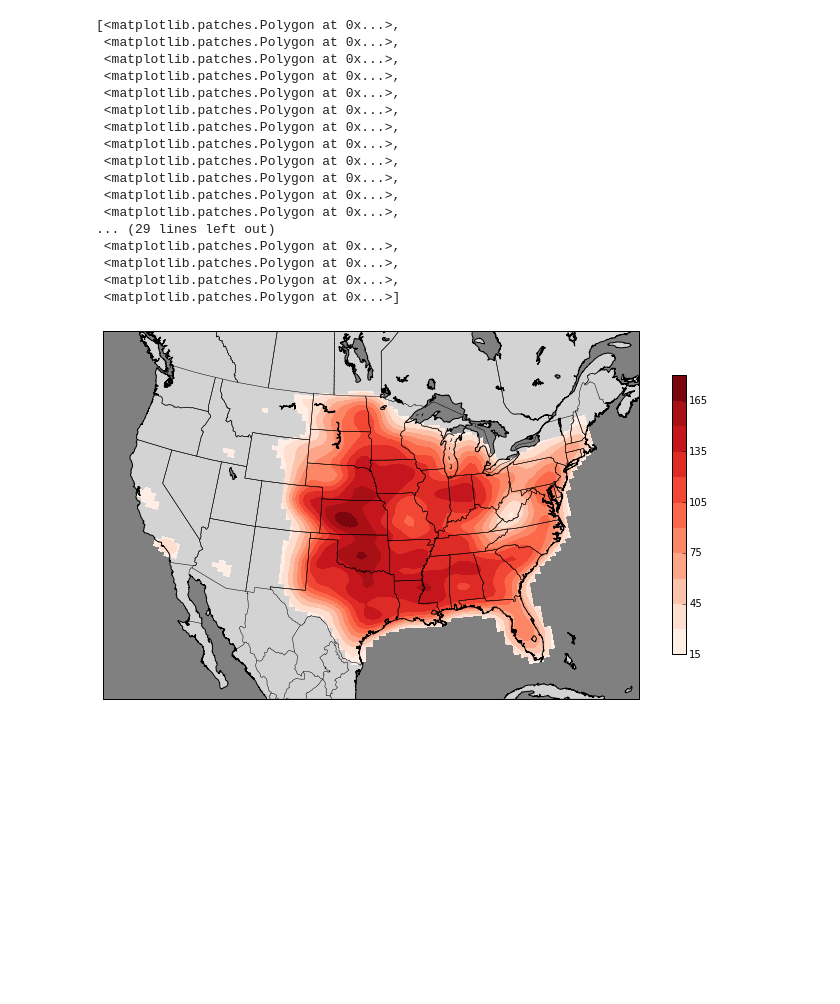
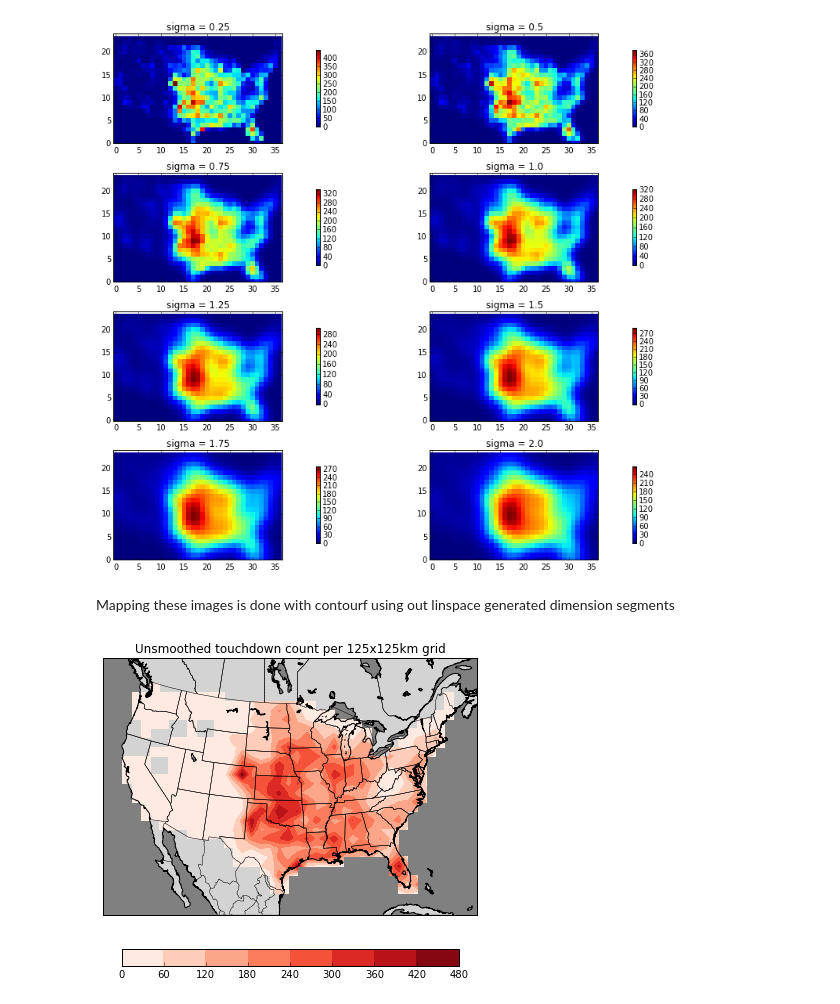
Before and after one commit to ahaberlie/ahaberlie.github.io_old, a Jupyter notebook: tornado_touchdown_density.ipynb, the cells around one changed output. Saved outputs shown, nothing was run; the diff lists cells and outputs as text; code cells hidden in the pictures; blank space fills up the shorter version.

```diff
--- a/tornado_touchdown_density.ipynb
+++ b/tornado_touchdown_density.ipynb
@@ -72,0 +60,4 @@ zz_smooth[zz_smooth<20] = None
+# %%
+x_range = (x_proj.max()-x_proj.min()) / 1000
+y_range = (y_proj.max()-y_proj.min()) / 1000
+print x_range,y_range
@@ -72,0 +77,5 @@ zz_smooth[zz_smooth<20] = None
+# %%
+xres = 125
+yres = 125
+numXGrids = round(x_range / xres + .5,0)
+numYGrids = round(y_range / xres + .5,0)
@@ -72,0 +85,6 @@ zz_smooth[zz_smooth<20] = None
+# %%
+xi = np.linspace(x_proj.min(),x_proj.max(),numXGrids)
+yi = np.linspace(y_proj.min(),y_proj.max(),numYGrids)
+
+print x_proj.min(),x_proj.max()
+print numXGrids,numYGrids
@@ -72,0 +98,4 @@ zz_smooth[zz_smooth<20] = None
+# %%
+grid, _, _ = np.histogram2d(y_proj,x_proj, bins=[numYGrids, numXGrids])
+
+print grid.shape
@@ -73,28 +144,33 @@ zz_smooth[zz_smooth<20] = None
+# %%
+for i in range(1,9):
+    sigma = i*4./16.
+    grid_sigma = gfilt(grid,sigma=sigma)
+
+    plt.subplot(4,2,i)
+    plt.title("sigma = " + str(sigma))
+    plt.imshow(grid_sigma,interpolation='None')
+    plt.colorbar(shrink=.7,pad=.1,orientation='vertical')
+    plt.ylim(0,numYGrids)
+plt.tight_layout()
+# %% [output]
+[figure, added]
+# %% [markdown]
+Mapping these images is done with contourf using out linspace generated dimension segments
 # %%
-num_contours = 10
-plt.contourf(mx,my,zz_smooth,num_contours,cmap=plt.cm.get_cmap('Reds'),zorder=2)
-plt.colorbar(shrink=.5)
+grid[grid==0] = None
+
+plt.subplot(2,1,1)
+
+plt.contourf(xi,yi,grid,cmap=plt.cm.get_cmap('Reds'),zorder=2)
+plt.colorbar(shrink=.4,pad=.1,orientation='horizontal')
+
 m.drawcoastlines()
 m.drawstates()
 m.drawcountries()
 m.drawmapboundary(fill_color='gray')
 m.fillcontinents(color='lightgray',lake_color='gray')
+
+plt.title("Unsmoothed touchdown count per " + str(xres) + "x" + str(yres) + "km grid")
+plt.tight_layout()
 # %% [output]
-[<matplotlib.patches.Polygon at 0x...>,
- <matplotlib.patches.Polygon at 0x...>,
- <matplotlib.patches.Polygon at 0x...>,
- <matplotlib.patches.Polygon at 0x...>,
- <matplotlib.patches.Polygon at 0x...>,
- <matplotlib.patches.Polygon at 0x...>,
- <matplotlib.patches.Polygon at 0x...>,
- <matplotlib.patches.Polygon at 0x...>,
- <matplotlib.patches.Polygon at 0x...>,
- <matplotlib.patches.Polygon at 0x...>,
- <matplotlib.patches.Polygon at 0x...>,
- <matplotlib.patches.Polygon at 0x...>,
-... (29 lines left out)
- <matplotlib.patches.Polygon at 0x...>,
- <matplotlib.patches.Polygon at 0x...>,
- <matplotlib.patches.Polygon at 0x...>,
- <matplotlib.patches.Polygon at 0x...>]
-[figure, old version]
+[figure, new version]
```
Also changed, not shown: parts of 33 cells of this notebook.
